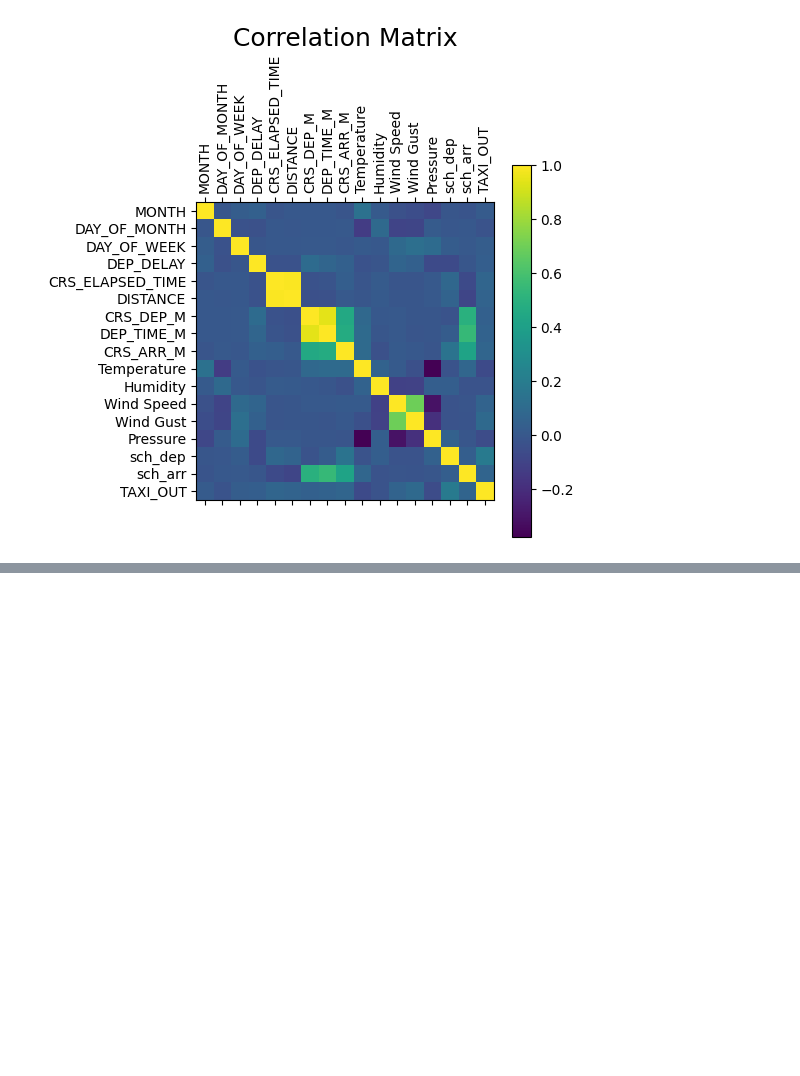
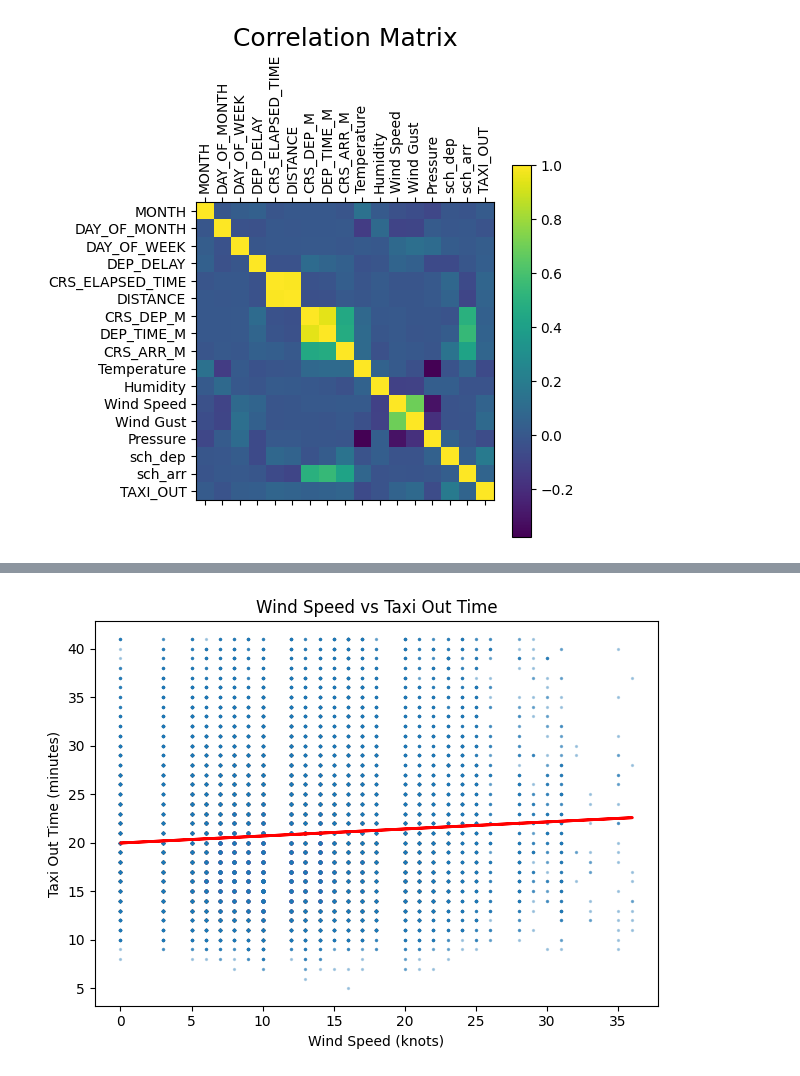
Before and after one commit to pkdc/plane-taxi-out-data-analysis, a Jupyter notebook: taxi-out-analysis.ipynb, the cells around one changed output, grey strips where cells are left out. Cells and saved outputs as stored; diff of their text form; code cells hidden in the pictures; blank space fills up the shorter version.

```diff
--- a/taxi-out-analysis.ipynb
+++ b/taxi-out-analysis.ipynb
@@ -132,0 +194,17 @@ data_dest.plot(kind='bar', ax=ax)
+# %%
+pred_y_ws = lin_reg_ws.predict(test_X_ws)
+
+data_pred_ws = pd.DataFrame({'Actual': test_y_ws.flatten(), 'Predicted': pred_y_ws.flatten()})
+# %%
+fig, ax = plt.subplots()
+ax.scatter(X_ws, y, s =2, alpha=0.3)
+ax.plot(test_X_ws, pred_y_ws, color='red', linewidth=2)
+ax.set_title('Wind Speed vs Taxi Out Time')
+ax.set_xlabel('Wind Speed (knots)')
+ax.set_ylabel('Taxi Out Time (minutes)')
+
+plt.tight_layout()
+
+plt.savefig('wind_speed_vs_taxi_out_time.jpeg')
+# %% [output]
+[figure, added]
```
Also changed, not shown: parts of 9 cells of this notebook, 4 other files.
